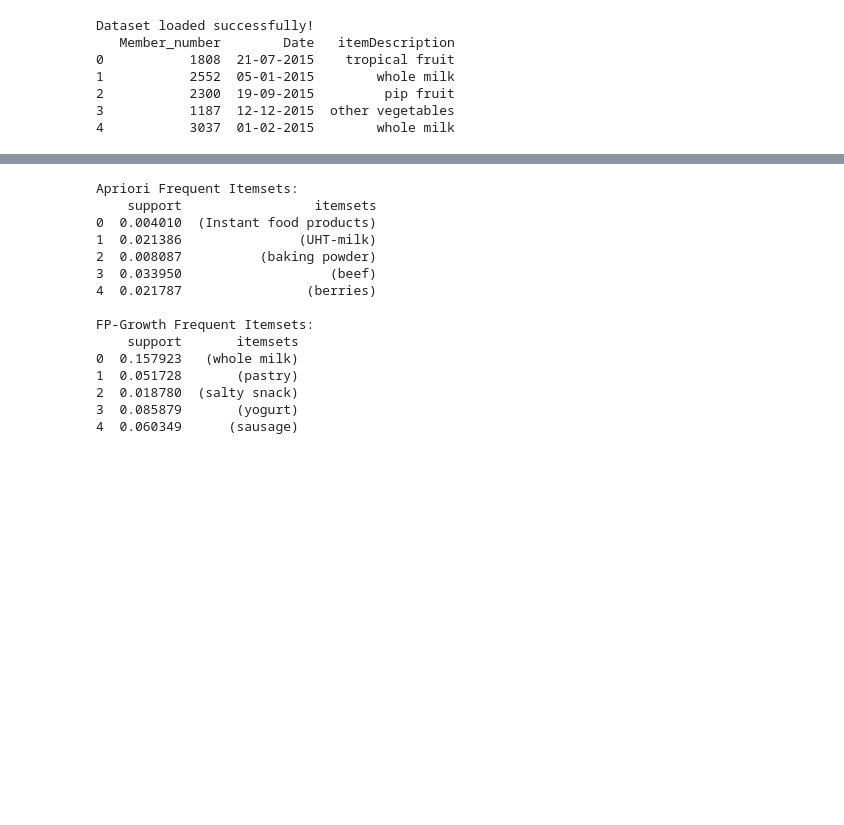
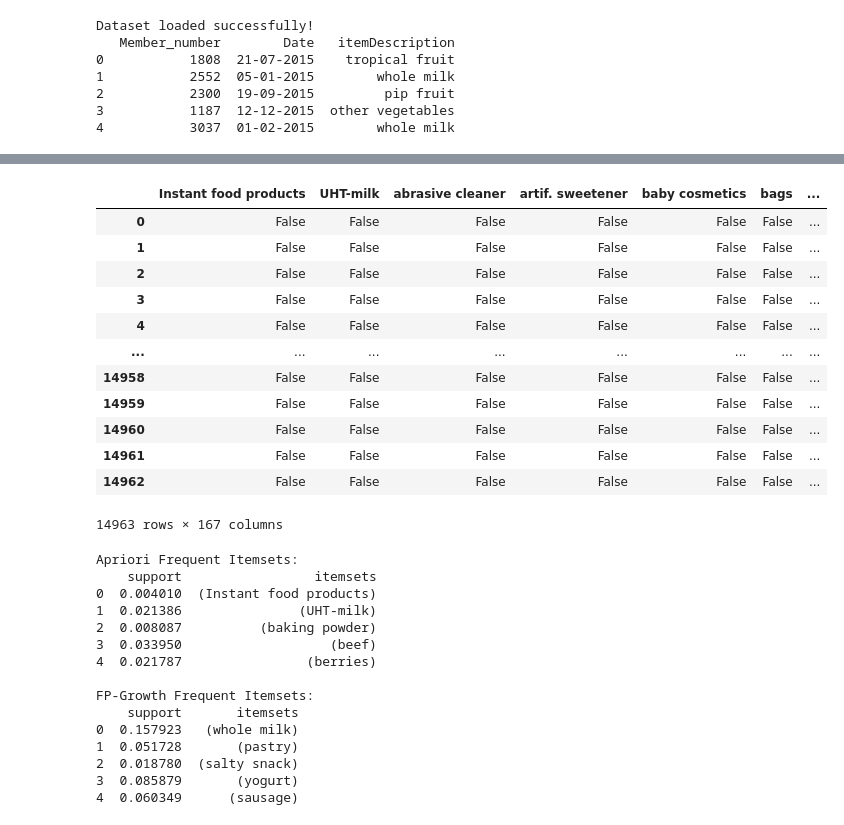
Before and after one commit to NA7RAWY/Comprehensive-Data-Mining-on-Health-Workout-Dataset, a Jupyter notebook: AssociationRule/Preprocessing.ipynb, the cells around one changed output, grey strips where cells are left out. Drawn from its saved outputs; the diff is of its cells as text; code cells hidden in the pictures; blank space fills up the shorter version.

```diff
--- a/AssociationRule/Preprocessing.ipynb
+++ b/AssociationRule/Preprocessing.ipynb
@@ -34,5 +52,20 @@ all_items = sorted(set(item for sublist in transactions['itemDescription'] for i
 # %%
 basket_encoded = pd.DataFrame(
     [{item: (item in items) for item in all_items} for items in transactions['itemDescription']]
 )
+basket_encoded
+# %% [output]
+|  | Instant food products | UHT-milk | abrasive cleaner | artif. sweetener | baby cosmetics | bags | ... |
+| 0 | False | False | False | False | False | False | ... |
+| 1 | False | False | False | False | False | False | ... |
+| 2 | False | False | False | False | False | False | ... |
+| 3 | False | False | False | False | False | False | ... |
+| 4 | False | False | False | False | False | False | ... |
+| ... | ... | ... | ... | ... | ... | ... | ... |
+| 14958 | False | False | False | False | False | False | ... |
+| 14959 | False | False | False | False | False | False | ... |
+| 14960 | False | False | False | False | False | False | ... |
+| 14961 | False | False | False | False | False | False | ... |
+| 14962 | False | False | False | False | False | False | ... |
+14963 rows × 167 columns
 # %%
```
Also changed, not shown: parts of 7 cells of this notebook, 4 other files.
